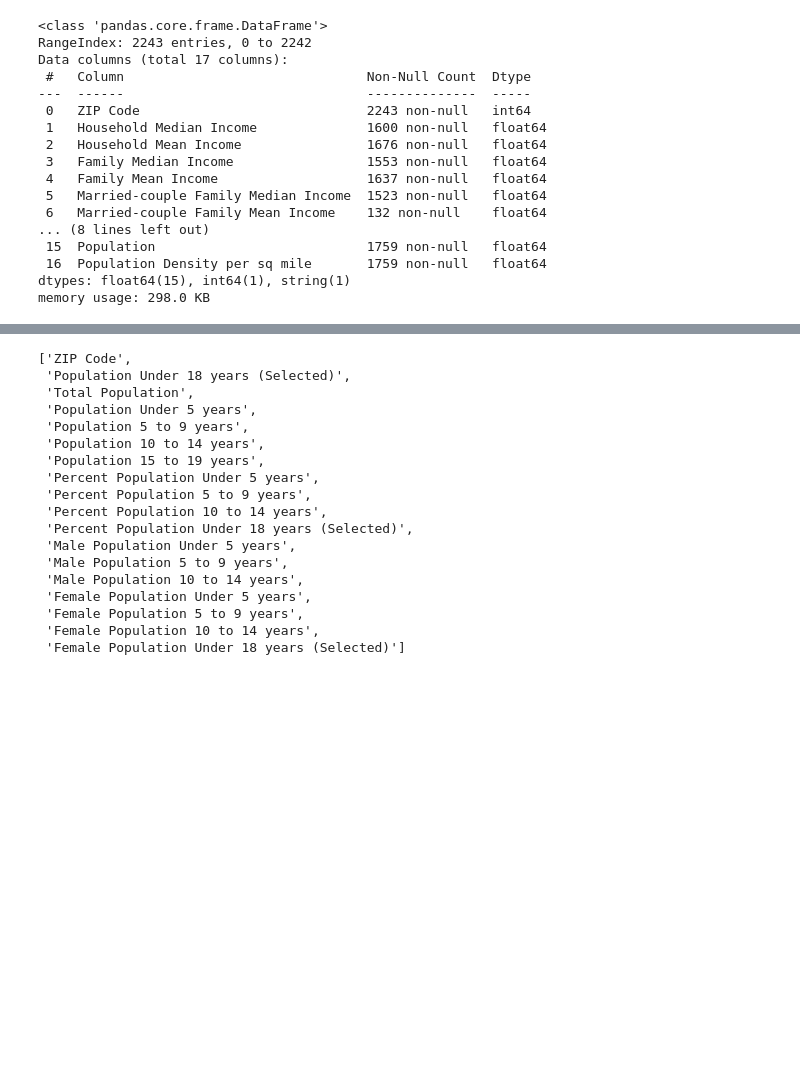
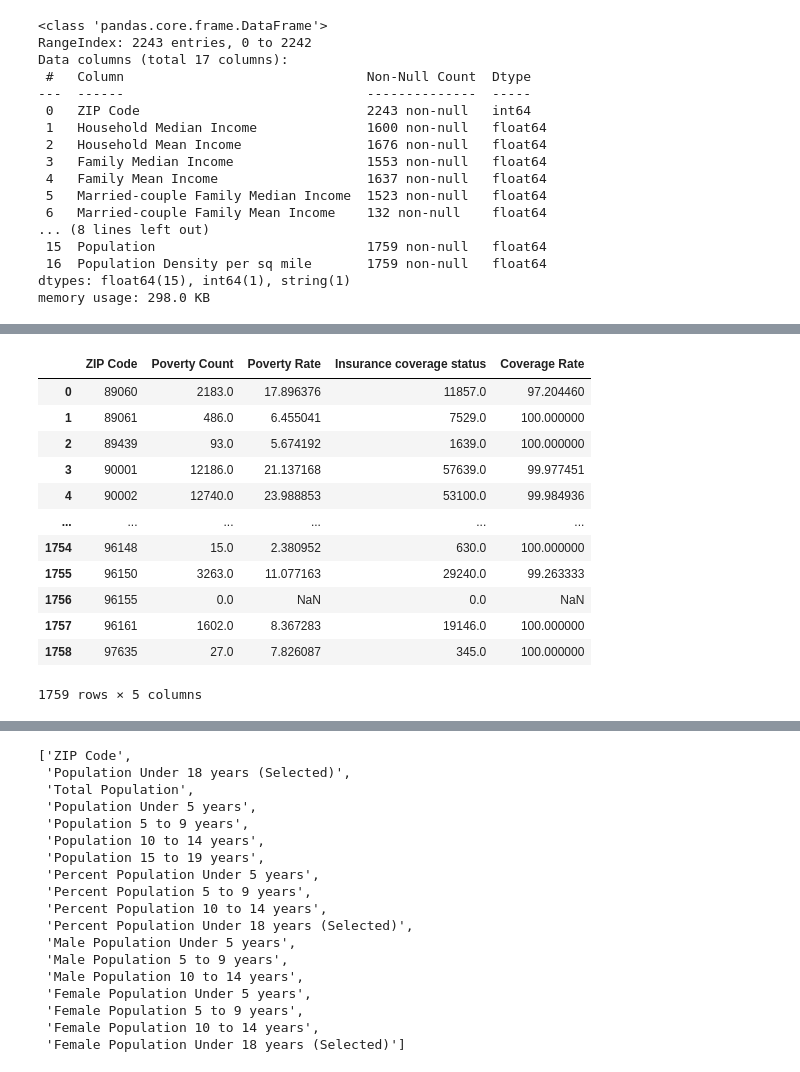
Before and after one commit to amydst/Pediactric-HC-Deserts, a Jupyter notebook: Creating_tables_for_sql.ipynb, the cells around one changed output, grey strips where cells are left out. Cells and saved outputs as stored; diff of their text form; code cells hidden in the pictures; blank space fills up the shorter version.

```diff
--- a/Creating_tables_for_sql.ipynb
+++ b/Creating_tables_for_sql.ipynb
@@ -271,0 +310,21 @@ memory usage: 298.0 KB
+# %%
+droping_columns = [
+    'Population',
+    'Per Capita Income',
+]
+df_poverty = df_poverty.drop(columns=droping_columns)
+df_poverty
+# %% [output]
+|  | ZIP Code | Poverty Count | Poverty Rate | Insurance coverage status | Coverage Rate |
+| 0 | 89060 | 2183.0 | 17.896376 | 11857.0 | 97.204460 |
+| 1 | 89061 | 486.0 | 6.455041 | 7529.0 | 100.000000 |
+| 2 | 89439 | 93.0 | 5.674192 | 1639.0 | 100.000000 |
+| 3 | 90001 | 12186.0 | 21.137168 | 57639.0 | 99.977451 |
+| 4 | 90002 | 12740.0 | 23.988853 | 53100.0 | 99.984936 |
+| ... | ... | ... | ... | ... | ... |
+| 1754 | 96148 | 15.0 | 2.380952 | 630.0 | 100.000000 |
+| 1755 | 96150 | 3263.0 | 11.077163 | 29240.0 | 99.263333 |
+| 1756 | 96155 | 0.0 | NaN | 0.0 | NaN |
+| 1757 | 96161 | 1602.0 | 8.367283 | 19146.0 | 100.000000 |
+| 1758 | 97635 | 27.0 | 7.826087 | 345.0 | 100.000000 |
+1759 rows × 5 columns
```
Also changed, not shown: parts of 8 cells of this notebook, 1 other file.
